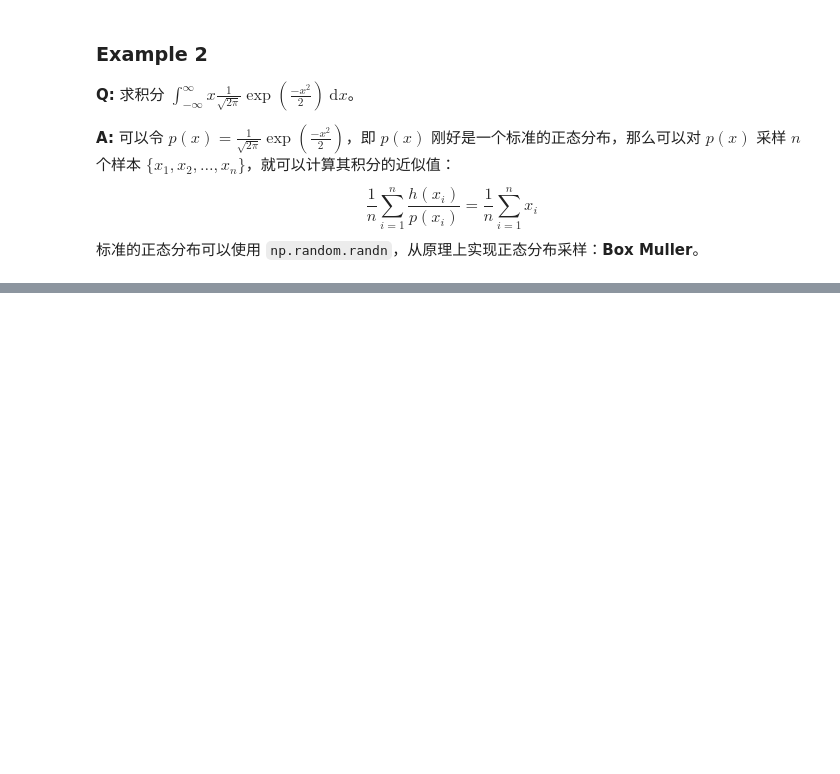
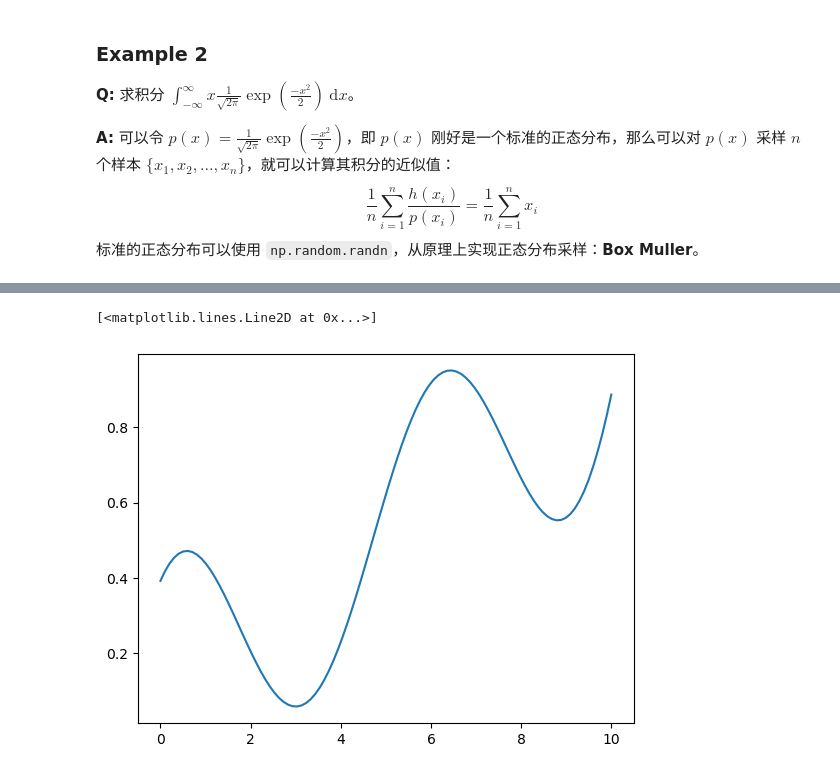
Before and after one commit to PythonBzyy/Machine-Learning, a Jupyter notebook: My Machine Learning/Monte Carlo/MonteCarlo.ipynb, the cells around one changed output, grey strips where cells are left out. Saved outputs shown, nothing was run; the diff lists cells and outputs as text; code cells hidden in the pictures; blank space fills up the shorter version.

```diff
--- a/My Machine Learning/Monte Carlo/MonteCarlo.ipynb
+++ b/My Machine Learning/Monte Carlo/MonteCarlo.ipynb
@@ -92,0 +249,10 @@ $$
+# %%
+def p_func(x):
+    return (np.power((x - 2), 2) + np.power((x - 5), 3) + 100 * np.cos(x) + 121) / 255
+
+
+x = np.linspace(0, 10, 100)
+plt.plot(x, p_func(x))
+# %% [output]
+[<matplotlib.lines.Line2D at 0x...>]
+[figure, added]
```
Also changed, not shown: parts of 21 cells of this notebook, 1 other file.
